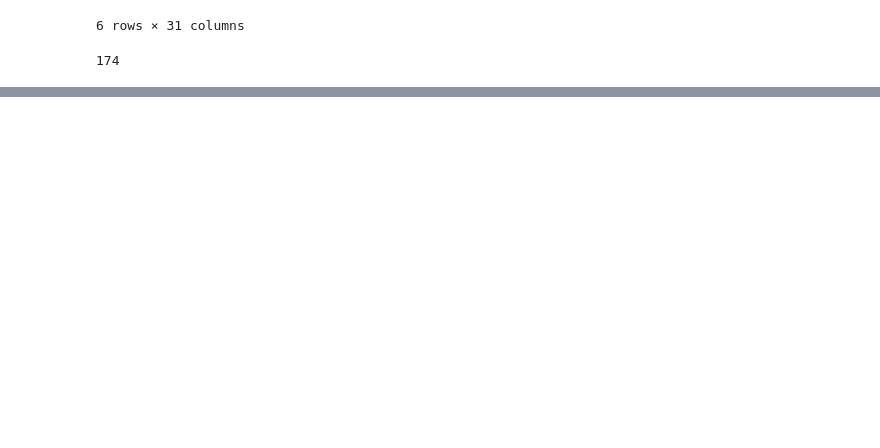
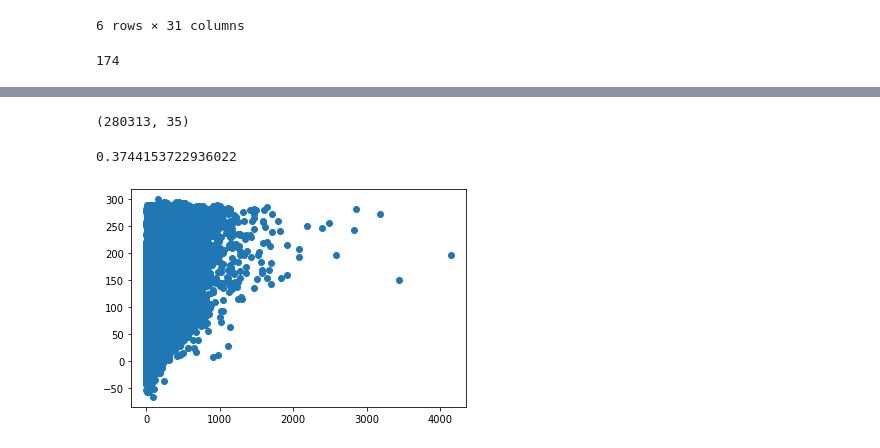
Before and after one commit to qcabel/park-recommendation, a Jupyter notebook: prepare_dataframe_for_training.ipynb, the cells around one changed output, grey strips where cells are left out. Saved outputs shown, nothing was run; the diff lists cells and outputs as text; code cells hidden in the pictures; blank space fills up the shorter version.

Commit message:
test basic linear regression models

```diff
--- a/prepare_dataframe_for_training.ipynb
+++ b/prepare_dataframe_for_training.ipynb
@@ -212,0 +326,30 @@ len(set(no_weather_cities) & set(all_weather_cities))
+# %%
+df_hour = pd.get_dummies(df_popularity['hour'], prefix='hour')
+df_dayweek = pd.get_dummies(df_popularity['dayofweek'], prefix='dayofweek')
+# %%
+sub_df = pd.concat([df_hour, df_dayweek, df_popularity[['temp','humidity', 'precip', 'curr_popularity']]], axis=1)
+sub_df.dropna(axis=0, inplace=True)
+sub_df.shape
+# %% [output]
+(280313, 35)
+# %%
+df_X = sub_df.drop(columns=['curr_popularity',])
+df_y = sub_df['curr_popularity']
+# %%
+from sklearn.linear_model import Ridge, Lasso
+from sklearn.preprocessing import PolynomialFeatures, MinMaxScaler
+from sklearn.pipeline import Pipeline
+
+popularity_est = Pipeline([('standard_scaler', MinMaxScaler((-1,1))),
+                    ('polynomial_trans', PolynomialFeatures(2)),
+                    ('lr', Ridge(alpha=20))])
+#Lasso(alpha=2)
+
+popularity_est.fit(df_X, df_y)
+popularity_est.score(df_X, df_y)
+# %% [output]
+0.3744153722936022
+# %%
+plt.plot(df_y, popularity_est.predict(df_X), 'o');
+# %% [output]
+[figure, added]
```
Also changed, not shown: parts of 28 cells of this notebook.
